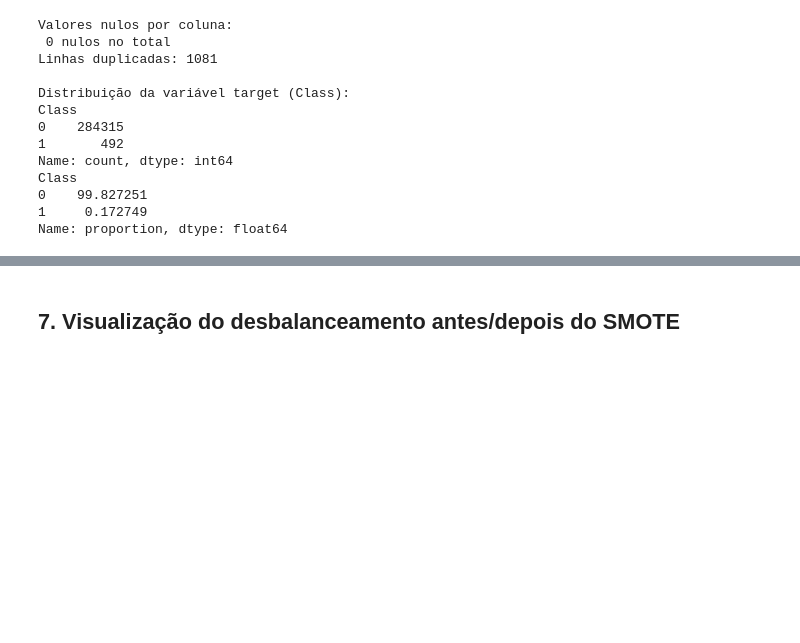
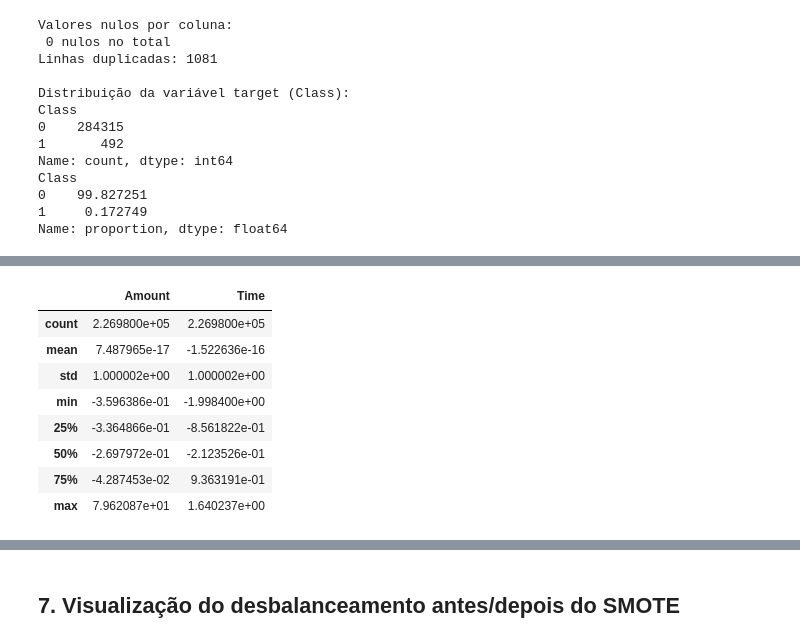
Before and after one commit to ajprm/IA_projeto, a Jupyter notebook: notebooks/preparacao_dados.ipynb, the cells around one changed output, grey strips where cells are left out. Saved outputs shown, nothing was run; the diff lists cells and outputs as text; code cells hidden in the pictures; blank space fills up the shorter version.

```diff
--- a/notebooks/preparacao_dados.ipynb
+++ b/notebooks/preparacao_dados.ipynb
@@ -115,3 +116,21 @@ Proporção de fraude no teste: 0.0017204452090867595
+# %%
+scaler = StandardScaler()
+X_train = X_train.copy()
+X_test = X_test.copy()
+X_train[["Amount", "Time"]] = scaler.fit_transform(X_train[["Amount", "Time"]])
+X_test[["Amount", "Time"]] = scaler.transform(X_test[["Amount", "Time"]])
+
+X_train[["Amount", "Time"]].describe()
+# %% [output]
+|  | Amount | Time |
+| count | 2.269800e+05 | 2.269800e+05 |
+| mean | 7.487965e-17 | -1.522636e-16 |
+| std | 1.000002e+00 | 1.000002e+00 |
+| min | -3.596386e-01 | -1.998400e+00 |
+| 25% | -3.364866e-01 | -8.561822e-01 |
+| 50% | -2.697972e-01 | -2.123526e-01 |
+| 75% | -4.287453e-02 | 9.363191e-01 |
+| max | 7.962087e+01 | 1.640237e+00 |
 # %% [markdown]
 ## 6. Tratar o desbalanceamento (SMOTE)
 
```
Also changed, not shown: parts of 14 cells of this notebook, 13 other files.
